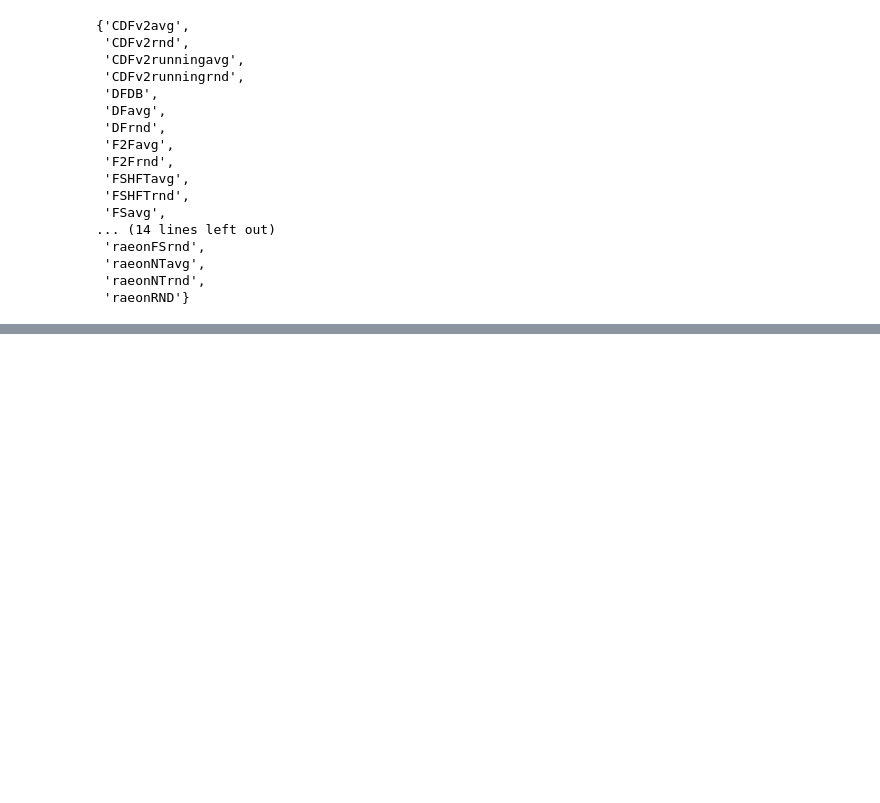
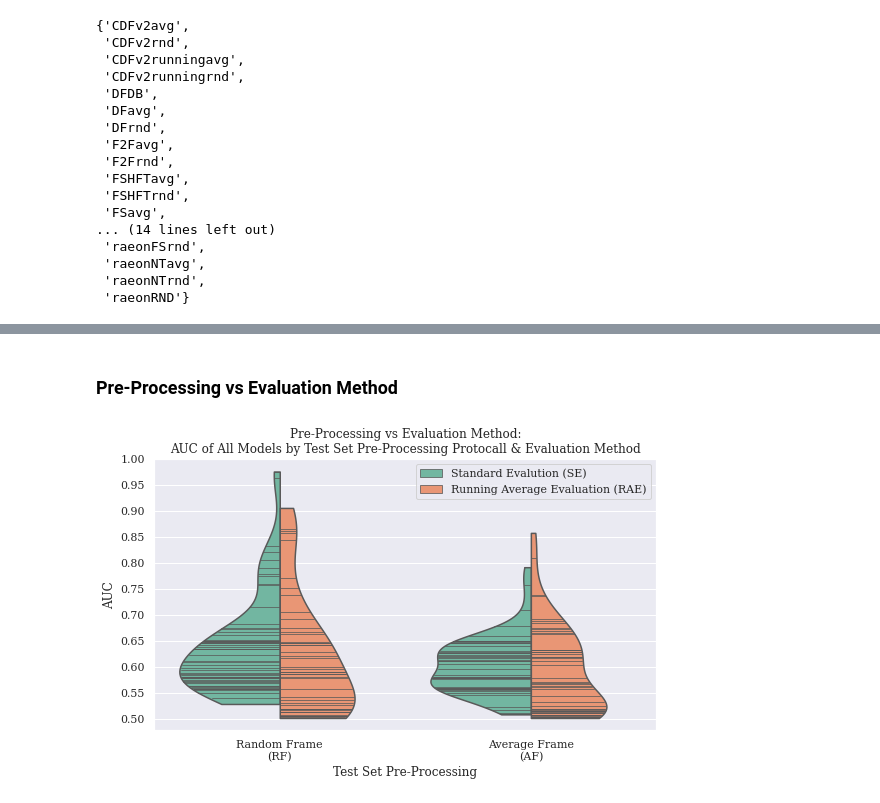
Before and after one commit to zsxkib/MInf-2.0-DeepFake-Detection, a Jupyter notebook: Collate_Results.ipynb, the cells around one changed output, grey strips where cells are left out. Cells and saved outputs as stored; diff of their text form; code cells hidden in the pictures; blank space fills up the shorter version.

```diff
--- a/Collate_Results.ipynb
+++ b/Collate_Results.ipynb
@@ -215,0 +363,37 @@ ___
+# %% [markdown]
+### Pre-Processing vs Evaluation Method
+# %%
+plt.figure(figsize=(9,5))
+ax = sns.violinplot(
+    x="is_AVG_Testset",
+    y='AUC',
+    hue="is_RAE",
+    data=df,
+    inner="stick",
+    split=True,
+    cut=0,
+    palette="Set2",
+    aspect=1,
+    height=100,
+    )
+ax.set_title(f"Pre-Processing vs Evaluation Method:\nAUC of All Models by Test Set Pre-Processing Protocall & Evaluation Method")
+ax.set_xticklabels([
+    "Random Frame\n(RF)",
+    "Average Frame\n(AF)",
+    ])
+ax.legend(
+    handles=ax.legend_.legendHandles,
+    labels=['Standard Evalution (SE)',
+    'Running Average Evaluation (RAE)',
+    ])
+ax.set_xlabel("Test Set Pre-Processing")
+ax.set_ylabel("AUC")
+ax.set_yticks(np.arange(0.5, 1.05, 0.05));
+# ax.set_size_inches(18.5, 10.5)
+plt.savefig(
+    "./_PLOTS/Pre-Processing vs Evaluation Method.pdf",
+    bbox_inches="tight"
+    )
+plt.show()
+# %% [output]
+[figure, added]
```
Also changed, not shown: parts of 43 cells of this notebook, 1 other file.
